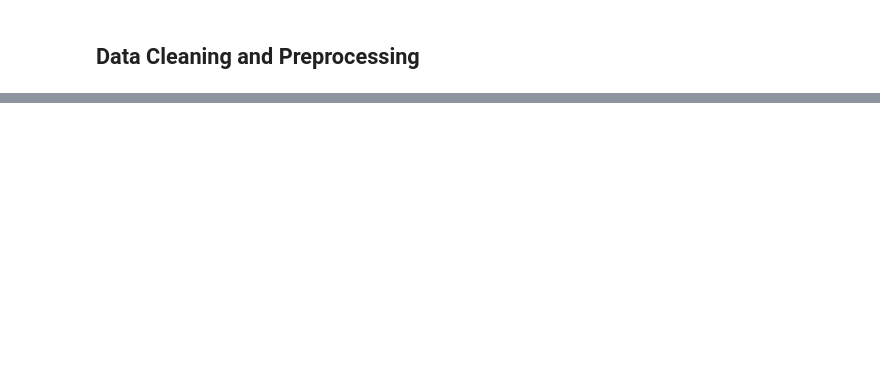
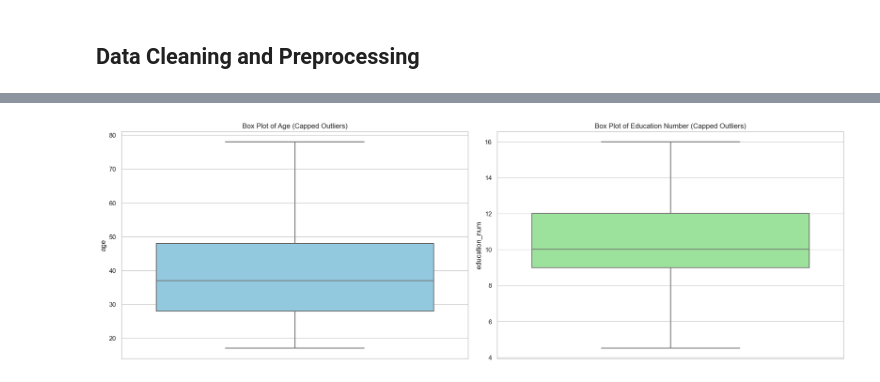
Before and after one commit to ShubhamPandya98/Statistical-Learning-Project, a Jupyter notebook: Income_Analysis.ipynb, the cells around one changed output, grey strips where cells are left out. Saved outputs shown, nothing was run; the diff lists cells and outputs as text; code cells hidden in the pictures; blank space fills up the shorter version.

```diff
--- a/Income_Analysis.ipynb
+++ b/Income_Analysis.ipynb
@@ -261,0 +310,33 @@ rf_model.score(validation_final,predictions)
+# %%
+# Function to cap outliers based on the IQR method
+def cap_outliers(df, feature):
+    Q1 = df[feature].quantile(0.25)
+    Q3 = df[feature].quantile(0.75)
+    IQR = Q3 - Q1
+    lower_bound = Q1 - 1.5 * IQR
+    upper_bound = Q3 + 1.5 * IQR
+    df[feature] = np.where(df[feature] < lower_bound, lower_bound, df[feature])
+    df[feature] = np.where(df[feature] > upper_bound, upper_bound, df[feature])
+    return df
+
+# Capping outliers for 'age' and 'education_num'
+data_df = cap_outliers(data_df, 'age')
+data_df = cap_outliers(data_df, 'education_num')
+
+# Repeating the process for the test dataset to maintain consistency
+test_df = cap_outliers(test_df, 'age')
+test_df = cap_outliers(test_df, 'education_num')
+
+# Displaying box plots for the capped features to verify the effect of outlier treatment
+fig, ax = plt.subplots(1, 2, figsize=(18, 6))
+
+sns.boxplot(data=data_df, y='age', ax=ax[0], color='skyblue')
+ax[0].set_title('Box Plot of Age (Capped Outliers)')
+
+sns.boxplot(data=data_df, y='education_num', ax=ax[1], color='lightgreen')
+ax[1].set_title('Box Plot of Education Number (Capped Outliers)')
+
+plt.tight_layout()
+plt.show()
+# %% [output]
+[figure, added]
```
Also changed, not shown: parts of 49 cells of this notebook, 6 other files.
